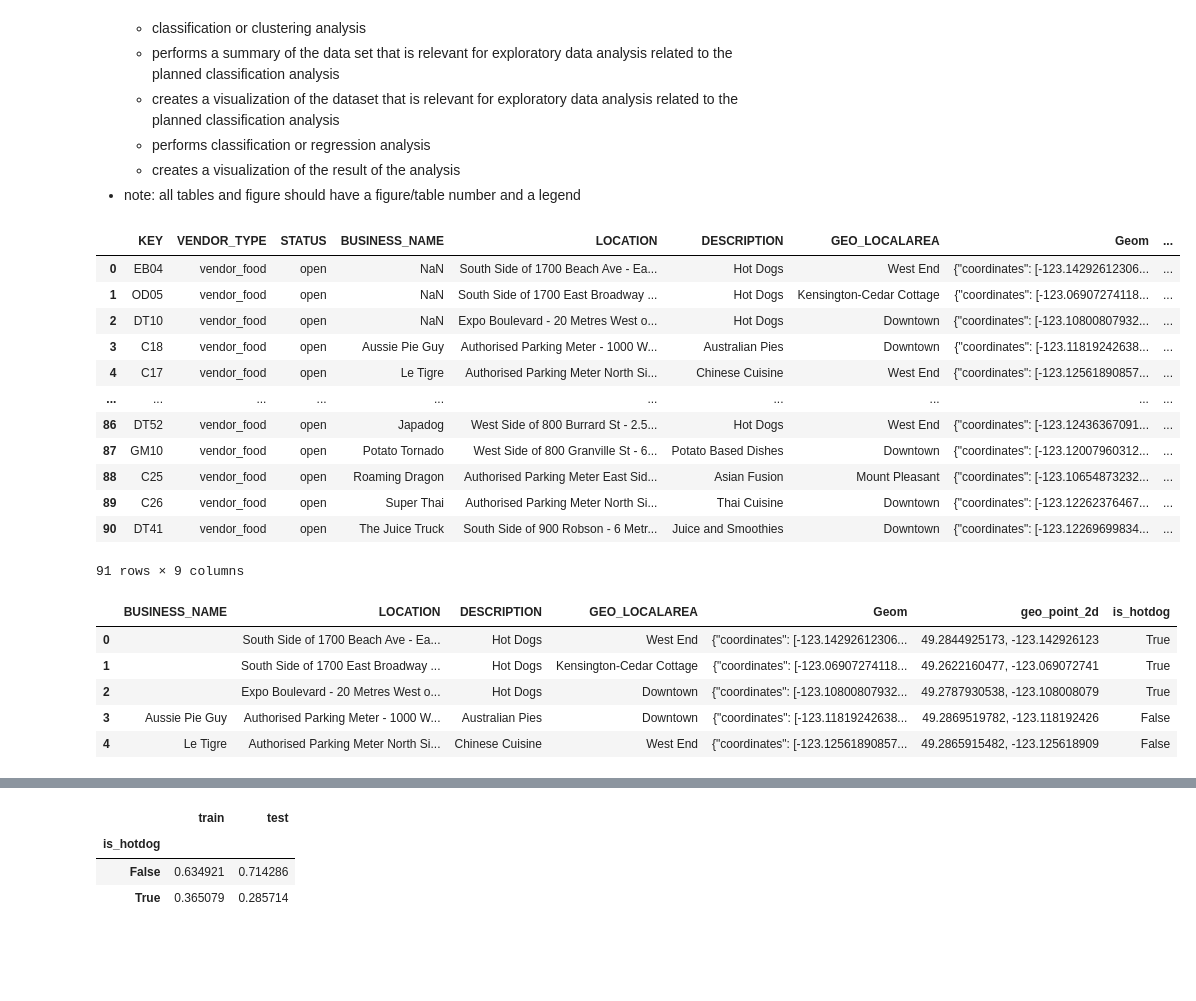
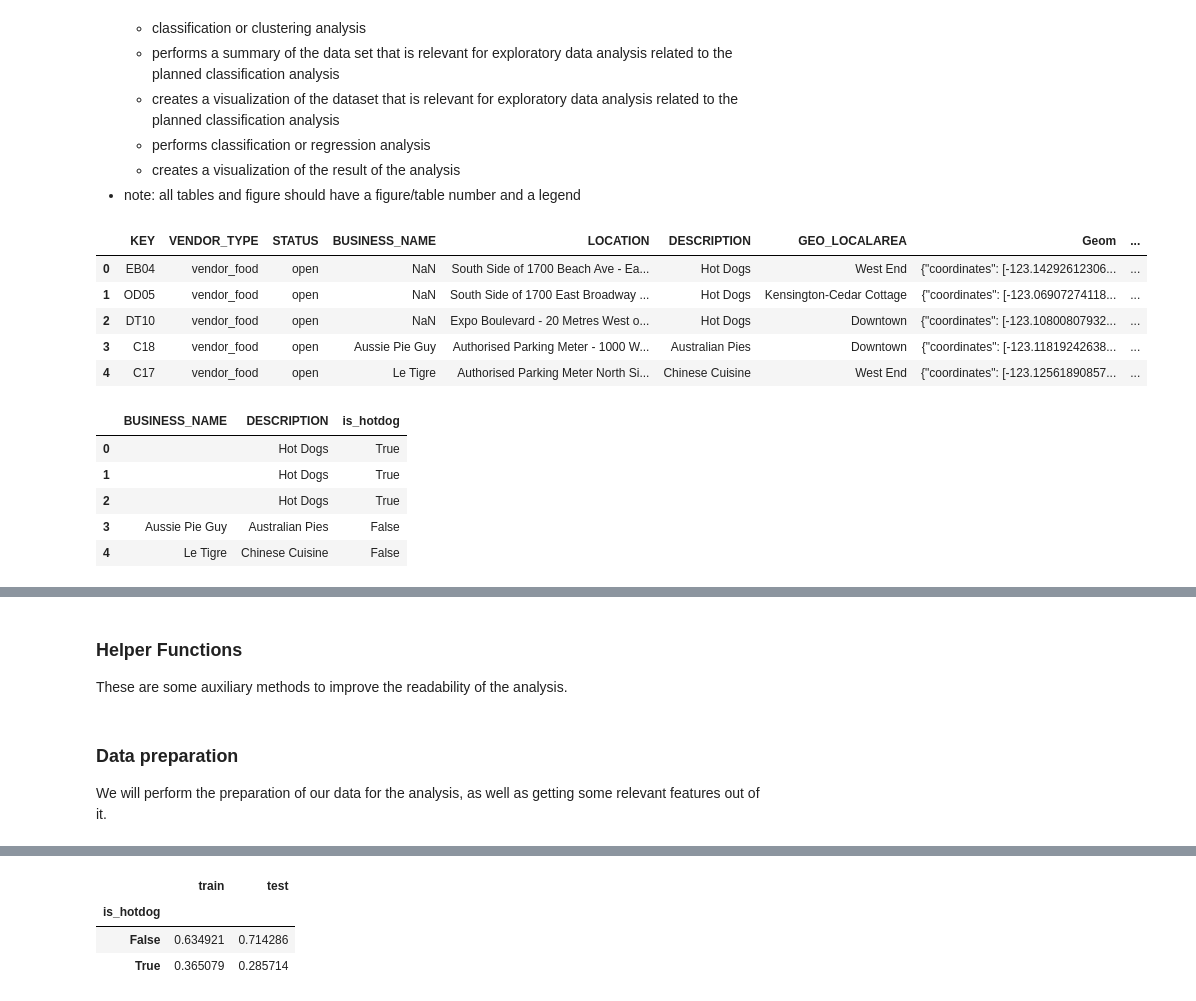
Before and after one commit to jentsang/hotdog-predictor, a Jupyter notebook: notebooks/dog_or_not.ipynb, the cells around one changed output, grey strips where cells are left out. Cells and saved outputs as stored; diff of their text form; code cells hidden in the pictures; blank space fills up the shorter version.

Commit message:
Added decision tree classifier and arranged some of the code from the analysis

```diff
--- a/notebooks/dog_or_not.ipynb
+++ b/notebooks/dog_or_not.ipynb
@@ -45,45 +52,41 @@ Here is the summary of our project...
 # %%
 # loads data from the original source on the web
 url = (
     "https://opendata.vancouver.ca/api/explore/v2.1/"
     "catalog/datasets/food-vendors/exports/"
     "csv?lang=en&timezone=America%2FLos_Angeles"
     "&use_labels=true&delimiter=%3B"
 )
 food_vendors = pd.read_csv(url, sep = ";")
 
-food_vendors
+food_vendors.head(5)
 # %% [output]
 |  | KEY | VENDOR_TYPE | STATUS | BUSINESS_NAME | LOCATION | DESCRIPTION | GEO_LOCALAREA | Geom | ... |
 | 0 | EB04 | vendor_food | open | NaN | South Side of 1700 Beach Ave - Ea... | Hot Dogs | West End | {"coordinates": [-123.14292612306... | ... |
 | 1 | OD05 | vendor_food | open | NaN | South Side of 1700 East Broadway ... | Hot Dogs | Kensington-Cedar Cottage | {"coordinates": [-123.06907274118... | ... |
 | 2 | DT10 | vendor_food | open | NaN | Expo Boulevard - 20 Metres West o... | Hot Dogs | Downtown | {"coordinates": [-123.10800807932... | ... |
 | 3 | C18 | vendor_food | open | Aussie Pie Guy | Authorised Parking Meter - 1000 W... | Australian Pies | Downtown | {"coordinates": [-123.11819242638... | ... |
 | 4 | C17 | vendor_food | open | Le Tigre | Authorised Parking Meter North Si... | Chinese Cuisine | West End | {"coordinates": [-123.12561890857... | ... |
-| ... | ... | ... | ... | ... | ... | ... | ... | ... | ... |
-| 86 | DT52 | vendor_food | open | Japadog | West Side of 800 Burrard St - 2.5... | Hot Dogs | West End | {"coordinates": [-123.12436367091... | ... |
-| 87 | GM10 | vendor_food | open | Potato Tornado | West Side of 800 Granville St - 6... | Potato Based Dishes | Downtown | {"coordinates": [-123.12007960312... | ... |
-| 88 | C25 | vendor_food | open | Roaming Dragon | Authorised Parking Meter East Sid... | Asian Fusion | Mount Pleasant | {"coordinates": [-123.10654873232... | ... |
-| 89 | C26 | vendor_food | open | Super Thai | Authorised Parking Meter North Si... | Thai Cuisine | Downtown | {"coordinates": [-123.12262376467... | ... |
-| 90 | DT41 | vendor_food | open | The Juice Truck | South Side of 900 Robson - 6 Metr... | Juice and Smoothies | Downtown | {"coordinates": [-123.12269699834... | ... |
-91 rows × 9 columns
 # %%
 # data wrangling and cleaning
 
 # dropping irrelevant columns
-clean_food = food_vendors.drop(columns=['KEY', 'VENDOR_TYPE', 'STATUS'])
+clean_food = food_vendors.drop(columns=[
+    'KEY', 'VENDOR_TYPE', 'STATUS', 'LOCATION',
+    'GEO_LOCALAREA', 'Geom', 'geo_point_2d'
+])
 
 clean_food["is_hotdog"] = clean_food["DESCRIPTION"] == "Hot Dogs"
 clean_food["BUSINESS_NAME"] = clean_food["BUSINESS_NAME"].fillna("")
 
 clean_food.head()
 # %% [output]
-|  | BUSINESS_NAME | LOCATION | DESCRIPTION | GEO_LOCALAREA | Geom | geo_point_2d | is_hotdog |
-| 0 |  | South Side of 1700 Beach Ave - Ea... | Hot Dogs | West End | {"coordinates": [-123.14292612306... | 49.2844925173, -123.142926123 | True |
-| 1 |  | South Side of 1700 East Broadway ... | Hot Dogs | Kensington-Cedar Cottage | {"coordinates": [-123.06907274118... | 49.2622160477, -123.069072741 | True |
-| 2 |  | Expo Boulevard - 20 Metres West o... | Hot Dogs | Downtown | {"coordinates": [-123.10800807932... | 49.2787930538, -123.108008079 | True |
-| 3 | Aussie Pie Guy | Authorised Parking Meter - 1000 W... | Australian Pies | Downtown | {"coordinates": [-123.11819242638... | 49.2869519782, -123.118192426 | False |
-| 4 | Le Tigre | Authorised Parking Meter North Si... | Chinese Cuisine | West End | {"coordinates": [-123.12561890857... | 49.2865915482, -123.125618909 | False |
+|  | BUSINESS_NAME | DESCRIPTION | is_hotdog |
+| 0 |  | Hot Dogs | True |
+| 1 |  | Hot Dogs | True |
+| 2 |  | Hot Dogs | True |
+| 3 | Aussie Pie Guy | Australian Pies | False |
+| 4 | Le Tigre | Chinese Cuisine | False |
 # %%
 # create train and test split
 
@@ -112,6 +114,10 @@ train_data["is_hotdog"] = train_data["DESCRIPTION"] == "Hot Dogs"
 [interactive output not drawn]
 # %%
 # Data visualization for EDA
+# %% [markdown]
+### Helper Functions
+
+These are some auxiliary methods to improve the readability of the analysis.
 # %%
 def build_pipeline(model):
     return make_pipeline(
@@ -121 +199,5 @@ def build_pipeline(model):
+# %% [markdown]
+### Data preparation
+
+We will perform the preparation of our data for the analysis, as well as getting some relevant features out of it.
 # %%
```
Also changed, not shown: parts of 27 cells of this notebook.
